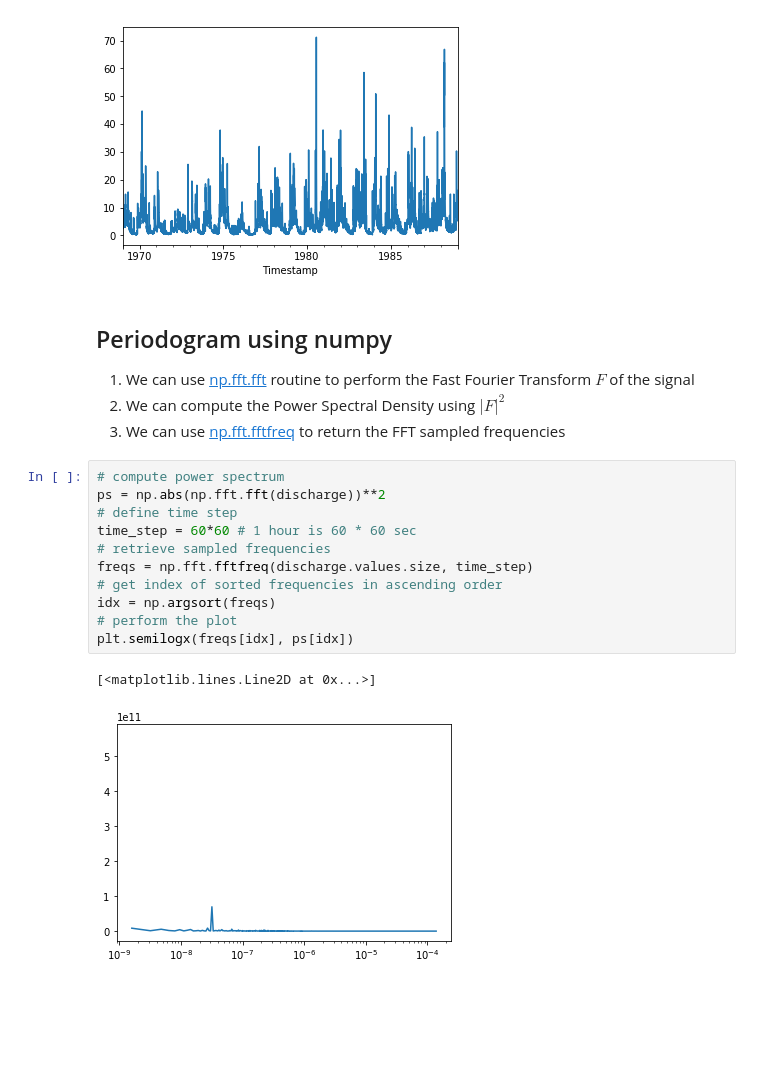
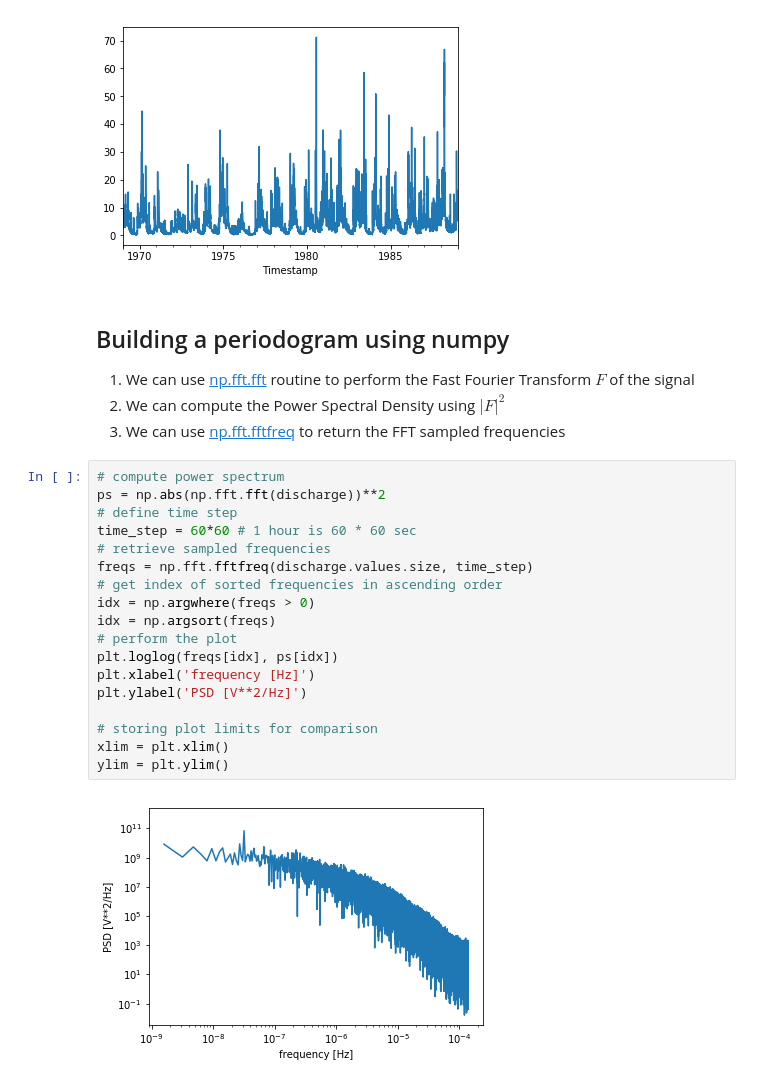
Before and after one commit to GERUlab/python-recipes, a Jupyter notebook: signal-processing/scipy-periodogram.ipynb, the cells around one changed output. Saved outputs shown, nothing was run; the diff lists cells and outputs as text; blank space fills up the shorter version.

Commit message:
Improved periodogram notebook

```diff
--- a/signal-processing/scipy-periodogram.ipynb
+++ b/signal-processing/scipy-periodogram.ipynb
@@ -56,7 +79,7 @@ discharge.plot()
 <matplotlib.axes._subplots.AxesSubplot at 0x...>
 [figure]
 # %% [markdown]
-## Periodogram using numpy
+## Building a periodogram using numpy
 
 1. We can use [np.fft.fft](https://docs.scipy.org/doc/numpy-1.13.0/reference/generated/numpy.fft.fft.html#numpy.fft.fft) routine to perform the Fast Fourier Transform $F$ of the signal
 2. We can compute the Power Spectral Density using $|F|^2$
@@ -64,14 +87,20 @@ discharge.plot()
 # %%
 # compute power spectrum
 ps = np.abs(np.fft.fft(discharge))**2
 # define time step
 time_step = 60*60 # 1 hour is 60 * 60 sec
 # retrieve sampled frequencies
 freqs = np.fft.fftfreq(discharge.values.size, time_step)
 # get index of sorted frequencies in ascending order
+idx = np.argwhere(freqs > 0)
 idx = np.argsort(freqs)
 # perform the plot
-plt.semilogx(freqs[idx], ps[idx])
+plt.loglog(freqs[idx], ps[idx])
+plt.xlabel('frequency [Hz]')
+plt.ylabel('PSD [V**2/Hz]')
+
+# storing plot limits for comparison
+xlim = plt.xlim()
+ylim = plt.ylim()
 # %% [output]
-[<matplotlib.lines.Line2D at 0x...>]
-[figure, old version]
+[figure, new version]
```
Also changed, not shown: parts of 13 cells of this notebook.
